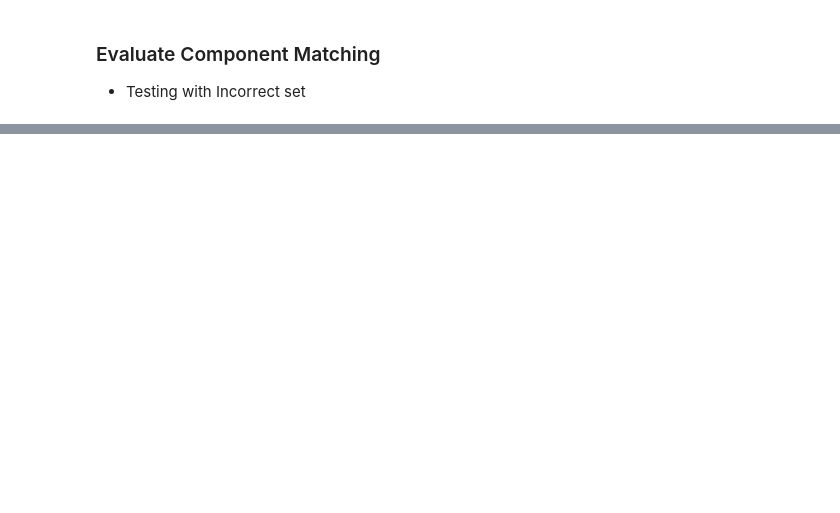
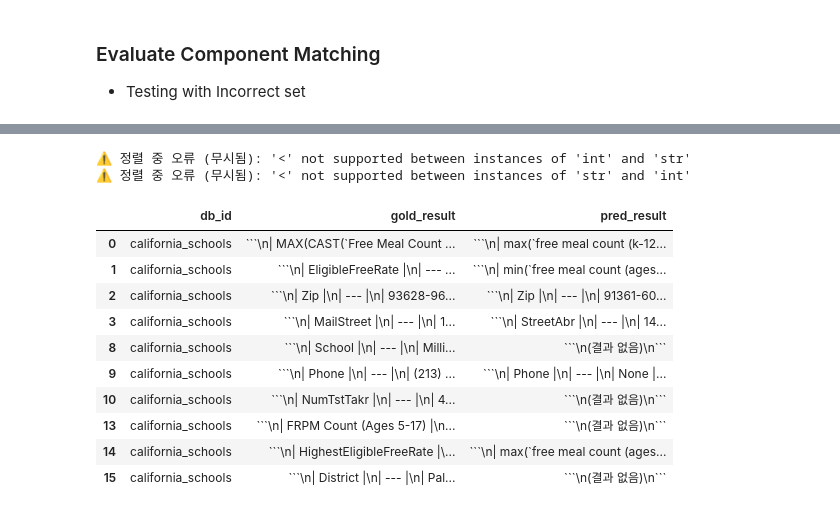
Before and after one commit to wedding-crasher/nl2sql-samsung-financial, a Jupyter notebook: evaluation/evaluators_test_code.ipynb, the cells around one changed output, grey strips where cells are left out. Saved outputs shown, nothing was run; the diff lists cells and outputs as text; code cells hidden in the pictures; blank space fills up the shorter version.

````diff
--- a/evaluation/evaluators_test_code.ipynb
+++ b/evaluation/evaluators_test_code.ipynb
@@ -117,19 +118,26 @@ eval_pipeline_test_df
 # %%
 import sys
 import os
-from evaluation.evaluators.llm_as_judge_raw_sql_evaluator import LLMasJudgeRawSQL
+from evaluators.llm_as_judge_raw_sql_evaluator import LLMasJudgeRawSQL
 from azure.ai.evaluation import AzureOpenAIModelConfiguration
 from dotenv import load_dotenv
 from tqdm import tqdm
 
 load_dotenv()
 
-model_config = AzureOpenAIModelConfiguration(
+model_config_4o = AzureOpenAIModelConfiguration(
     azure_endpoint= os.environ["AZURE_ENDPOINT"],
     azure_key = os.environ["AZURE_API_KEY"],
     azure_deployment = os.environ["AZURE_4O_DEPLOYMENT"],
     api_version = os.environ["AZURE_4O_API_VERSION"]
 )
+
+model_config_o4_mini = AzureOpenAIModelConfiguration(
+    azure_endpoint= os.environ["AZURE_ENDPOINT"],
+    azure_key = os.environ["AZURE_API_KEY"],
+    azure_deployment = os.environ["AZURE_O4_MINI_DEPLOYMENT"],
+    api_version = os.environ["AZURE_O4_MINI_API_VERSION"]
+)
 # %% [output]
 [INFO] Could not import AIAgentConverter. Please install the dependency with `pip install azure-ai-projects`.
 [INFO] Could not import SKAgentConverter. Please install the dependency with `pip install semantic-kernel`.
@@ -240,0 +423,49 @@ CM Detail  {'select': False, 'from': False, 'where': True, 'groupBy': True, 'hav
+# %%
+# 5) 순회하며 실행 및 포매팅
+for idx, row in exec_match_test_df.iterrows():
+    db_id    = row["db_id"]
+    gold_sql = row["gold_sql"]
+    pred_sql = row["pred_sql"]
+
+    try:
+        db_path = get_db_path(base_dir, db_id)
+    except FileNotFoundError as e:
+        exec_match_test_df.at[idx, "gold_result"] = f"ERROR: {e}"
+        exec_match_test_df.at[idx, "pred_result"] = f"ERROR: {e}"
+        continue
+
+    # gold 실행 → 포매팅
+    gold_raw = execute_query(db_path, gold_sql)
+    exec_match_test_df.at[idx, "gold_result"] = format_results_for_llm(
+        gold_raw,
+        sort_keys=list(gold_raw[0].keys()) if gold_raw else None,
+        row_limit=10
+    )
+
+    # pred 실행 → 포매팅
+    pred_raw = execute_query(db_path, pred_sql)
+    exec_match_test_df.at[idx, "pred_result"] = format_results_for_llm(
+        pred_raw,
+        sort_keys=list(pred_raw[0].keys()) if pred_raw else None,
+        row_limit=5
+    )
+# %% [output]
+⚠️ 정렬 중 오류 (무시됨): '<' not supported between instances of 'int' and 'str'
+⚠️ 정렬 중 오류 (무시됨): '<' not supported between instances of 'str' and 'int'
+# %%
+from db_utils.db_utils import print_markdown_table
+
+# 6) 결과 확인
+exec_match_test_df[["db_id","gold_result","pred_result"]].head(10)
+# %% [output]
+|  | db_id | gold_result | pred_result |
+| 0 | california_schools | ```\n| MAX(CAST(`Free Meal Count ... | ```\n| max(`free meal count (k-12... |
+| 1 | california_schools | ```\n| EligibleFreeRate |\n| --- ... | ```\n| min(`free meal count (ages... |
+| 2 | california_schools | ```\n| Zip |\n| --- |\n| 93628-96... | ```\n| Zip |\n| --- |\n| 91361-60... |
+| 3 | california_schools | ```\n| MailStreet |\n| --- |\n| 1... | ```\n| StreetAbr |\n| --- |\n| 14... |
+| 8 | california_schools | ```\n| School |\n| --- |\n| Milli... | ```\n(결과 없음)\n``` |
+| 9 | california_schools | ```\n| Phone |\n| --- |\n| (213) ... | ```\n| Phone |\n| --- |\n| None |... |
+| 10 | california_schools | ```\n| NumTstTakr |\n| --- |\n| 4... | ```\n(결과 없음)\n``` |
+| 13 | california_schools | ```\n| FRPM Count (Ages 5-17) |\n... | ```\n(결과 없음)\n``` |
+| 14 | california_schools | ```\n| HighestEligibleFreeRate |\... | ```\n| max(`free meal count (ages... |
+| 15 | california_schools | ```\n| District |\n| --- |\n| Pal... | ```\n(결과 없음)\n``` |
````
Also changed, not shown: parts of 22 cells of this notebook, 9 other files.
